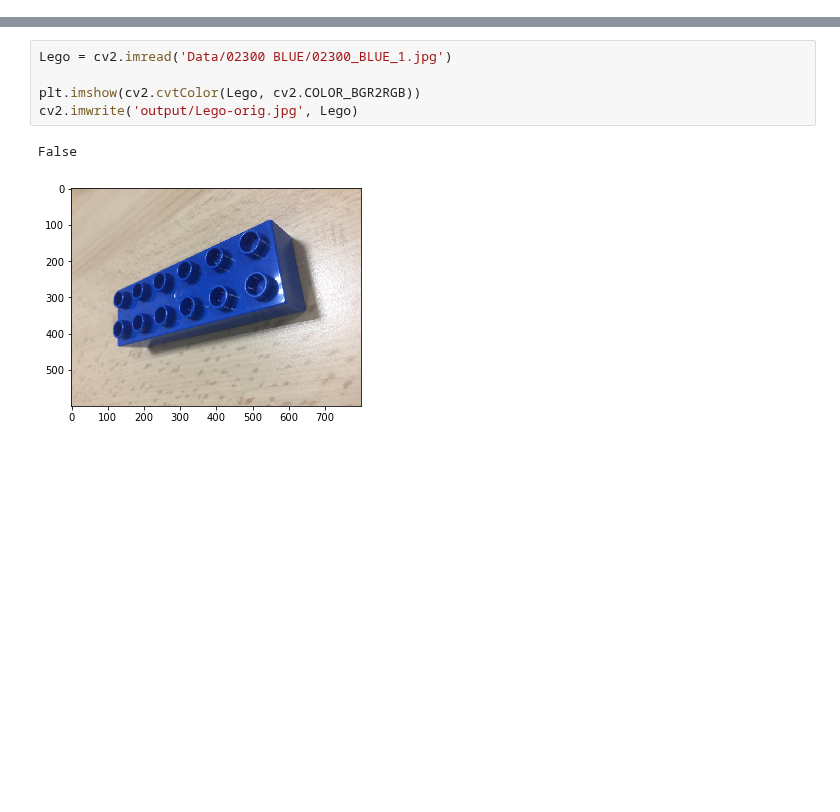
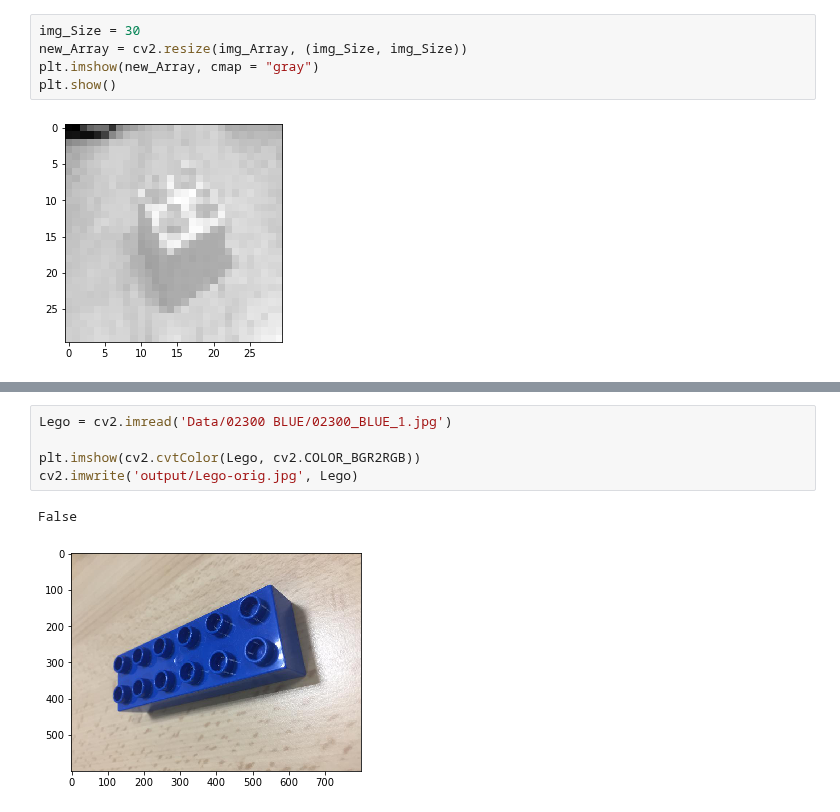
Before and after one commit to ultratronics/smart_systems_eindoefening, a Jupyter notebook: diamond/Lego_Recognition.ipynb, the cells around one changed output, grey strips where cells are left out. Saved outputs shown, nothing was run; the diff lists cells and outputs as text; blank space fills up the shorter version.

```diff
--- a/diamond/Lego_Recognition.ipynb
+++ b/diamond/Lego_Recognition.ipynb
@@ -85,0 +130,7 @@ Passing (type, 1) or '1type' as a synonym of type is deprecated; in a future ver
+# %%
+img_Size = 30
+new_Array = cv2.resize(img_Array, (img_Size, img_Size))
+plt.imshow(new_Array, cmap = "gray")
+plt.show()
+# %% [output]
+[figure, added]
```
Also changed, not shown: parts of 17 cells of this notebook, 5 other files.
